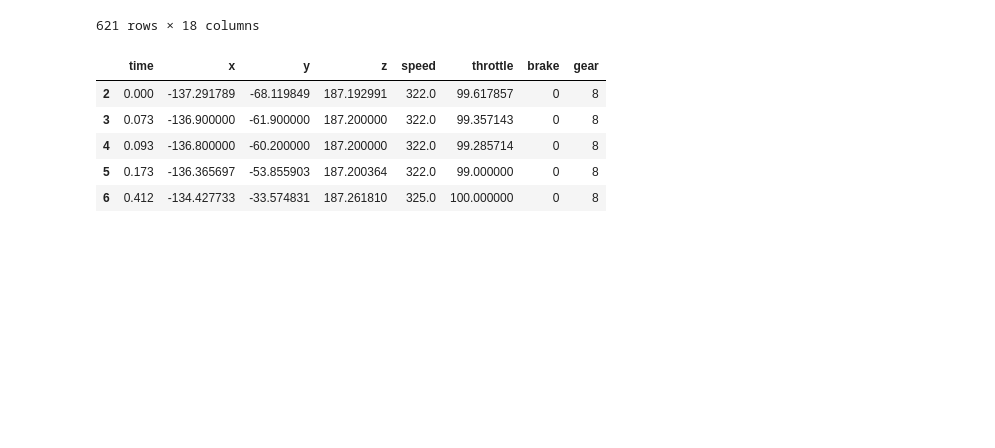
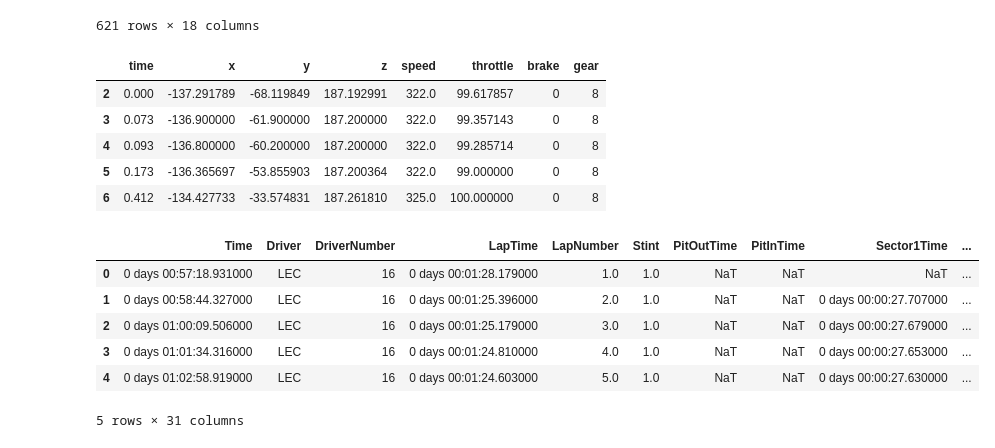
Before and after one commit to vhittuvalli/telemetry-platform, a Jupyter notebook: notebooks/explore_f1.ipynb, the cells around one changed output. Saved outputs shown, nothing was run; the diff lists cells and outputs as text; code cells hidden in the pictures; blank space fills up the shorter version.

```diff
--- a/notebooks/explore_f1.ipynb
+++ b/notebooks/explore_f1.ipynb
@@ -119,4 +105,16 @@ export.head()
 # %%
 export.to_csv("../data/samples/f1_monza_lec_q.csv", index=False)
 # %%
+%load_ext autoreload
+%autoreload 2
 from telemetry.f1 import load_session
+session = load_session(2024, "Monza", "R")
+session.laps.head()
+# %% [output]
+|  | Time | Driver | DriverNumber | LapTime | LapNumber | Stint | PitOutTime | PitInTime | Sector1Time | ... |
+| 0 | 0 days 00:57:18.931000 | LEC | 16 | 0 days 00:01:28.179000 | 1.0 | 1.0 | NaT | NaT | NaT | ... |
+| 1 | 0 days 00:58:44.327000 | LEC | 16 | 0 days 00:01:25.396000 | 2.0 | 1.0 | NaT | NaT | 0 days 00:00:27.707000 | ... |
+| 2 | 0 days 01:00:09.506000 | LEC | 16 | 0 days 00:01:25.179000 | 3.0 | 1.0 | NaT | NaT | 0 days 00:00:27.679000 | ... |
+| 3 | 0 days 01:01:34.316000 | LEC | 16 | 0 days 00:01:24.810000 | 4.0 | 1.0 | NaT | NaT | 0 days 00:00:27.653000 | ... |
+| 4 | 0 days 01:02:58.919000 | LEC | 16 | 0 days 00:01:24.603000 | 5.0 | 1.0 | NaT | NaT | 0 days 00:00:27.630000 | ... |
+5 rows × 31 columns
```
Also changed, not shown: parts of 2 cells of this notebook, 1 other file.
